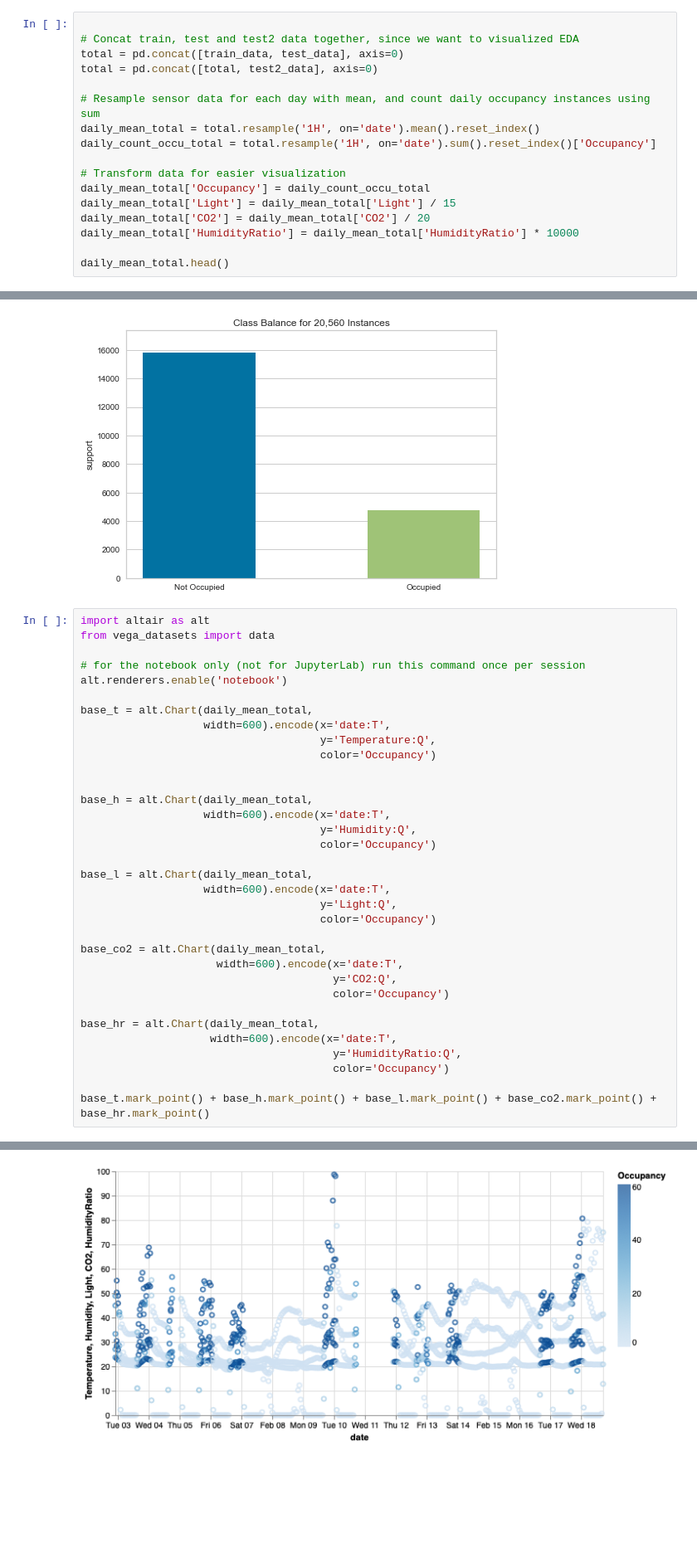
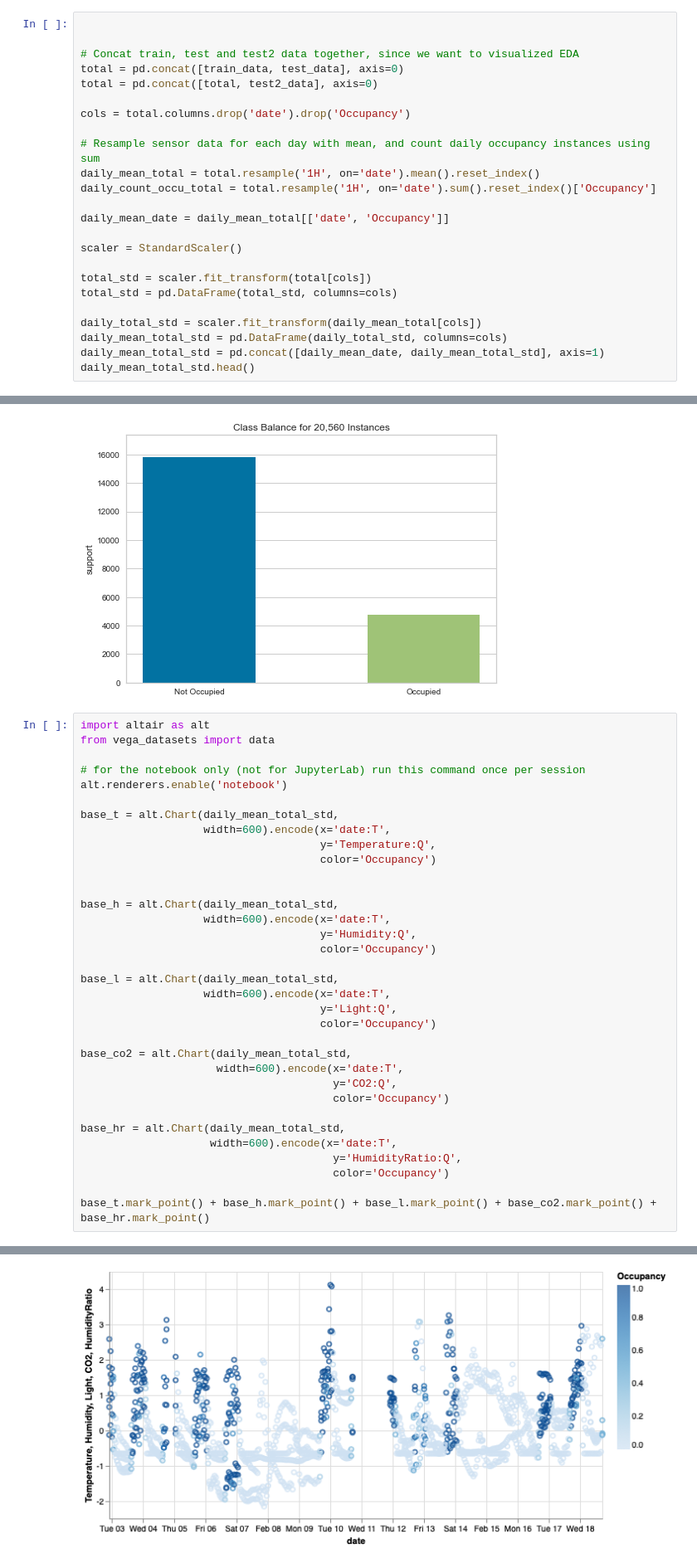
Before and after one commit to dshlai/room_occupancy_prediction, a Jupyter notebook: occupancy_prediction_eda.ipynb, the cells around one changed output, grey strips where cells are left out. Shown at 83% size. Saved outputs shown, nothing was run; the diff lists cells and outputs as text; blank space fills up the shorter version.

```diff
--- a/occupancy_prediction_eda.ipynb
+++ b/occupancy_prediction_eda.ipynb
@@ -29,20 +31,27 @@ False
 False
 False
 # %%
+
 
 # Concat train, test and test2 data together, since we want to visualized EDA
 total = pd.concat([train_data, test_data], axis=0)
 total = pd.concat([total, test2_data], axis=0)
 
+cols = total.columns.drop('date').drop('Occupancy')
+
 # Resample sensor data for each day with mean, and count daily occupancy instances using sum
 daily_mean_total = total.resample('1H', on='date').mean().reset_index()
 daily_count_occu_total = total.resample('1H', on='date').sum().reset_index()['Occupancy']
 
-# Transform data for easier visualization
-daily_mean_total['Occupancy'] = daily_count_occu_total
-daily_mean_total['Light'] = daily_mean_total['Light'] / 15
-daily_mean_total['CO2'] = daily_mean_total['CO2'] / 20
-daily_mean_total['HumidityRatio'] = daily_mean_total['HumidityRatio'] * 10000
+daily_mean_date = daily_mean_total[['date', 'Occupancy']]
 
-daily_mean_total.head()
+scaler = StandardScaler()
+
+total_std = scaler.fit_transform(total[cols])
+total_std = pd.DataFrame(total_std, columns=cols)
+
+daily_total_std = scaler.fit_transform(daily_mean_total[cols])
+daily_mean_total_std = pd.DataFrame(daily_total_std, columns=cols)
+daily_mean_total_std = pd.concat([daily_mean_date, daily_mean_total_std], axis=1)
+daily_mean_total_std.head()
 # %% [output]
@@ -121,36 +131,36 @@ visualizer.poof()
 import altair as alt
 from vega_datasets import data
 
 # for the notebook only (not for JupyterLab) run this command once per session
 alt.renderers.enable('notebook')
 
-base_t = alt.Chart(daily_mean_total,
+base_t = alt.Chart(daily_mean_total_std,
                    width=600).encode(x='date:T',
                                      y='Temperature:Q',
                                      color='Occupancy')
 
 
-base_h = alt.Chart(daily_mean_total,
+base_h = alt.Chart(daily_mean_total_std,
                    width=600).encode(x='date:T',
                                      y='Humidity:Q',
                                      color='Occupancy')
 
-base_l = alt.Chart(daily_mean_total,
+base_l = alt.Chart(daily_mean_total_std,
                    width=600).encode(x='date:T',
                                      y='Light:Q',
                                      color='Occupancy')
 
-base_co2 = alt.Chart(daily_mean_total,
+base_co2 = alt.Chart(daily_mean_total_std,
                      width=600).encode(x='date:T',
                                        y='CO2:Q',
                                        color='Occupancy')
 
-base_hr = alt.Chart(daily_mean_total,
+base_hr = alt.Chart(daily_mean_total_std,
                     width=600).encode(x='date:T',
                                        y='HumidityRatio:Q',
                                        color='Occupancy')
 
 base_t.mark_point() + base_h.mark_point() + base_l.mark_point() + base_co2.mark_point() + base_hr.mark_point()
 # %% [output]
 <vega.vegalite.VegaLite at 0x...>
-[figure, old version]
+[figure, new version]
```
Also changed, not shown: parts of 6 cells of this notebook.
